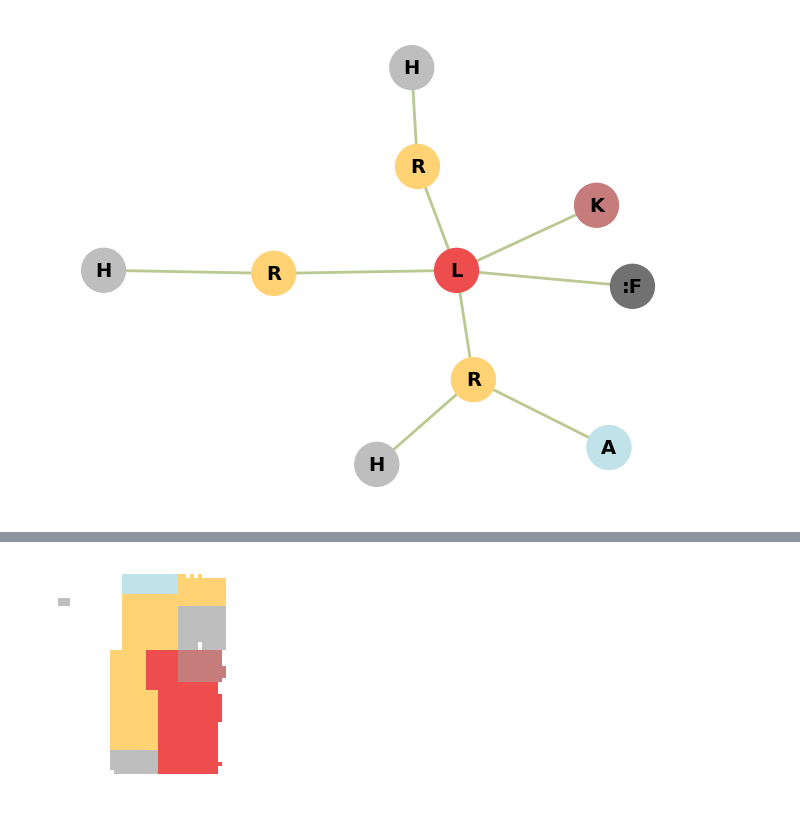
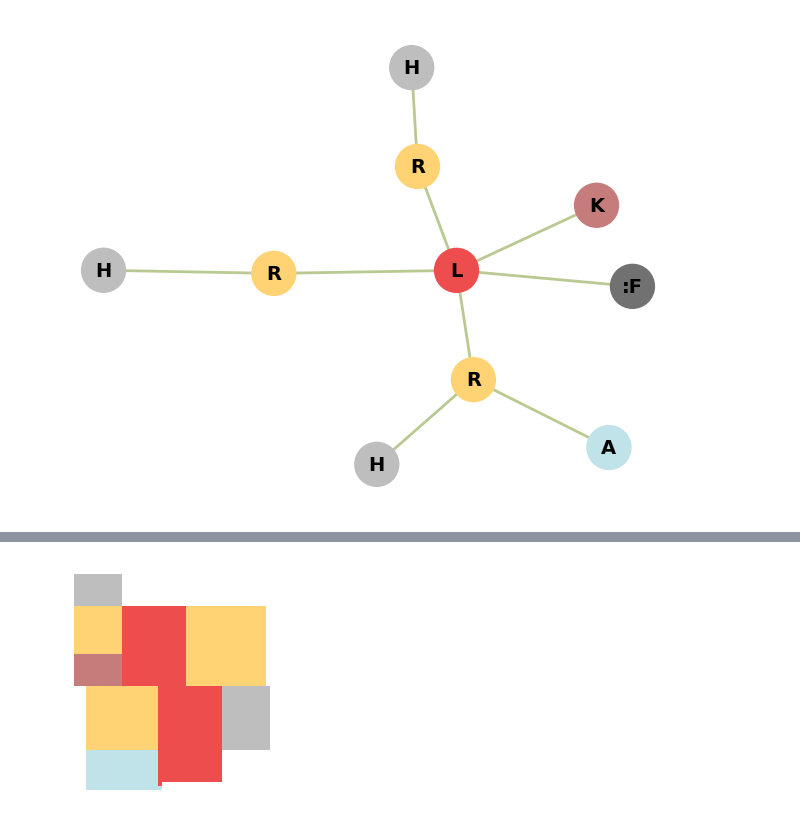
Before and after one commit to enix403/blueprint, a Jupyter notebook: _run_seg_gen.ipynb, the cells around one changed output, grey strips where cells are left out. Cells and saved outputs as stored; diff of their text form; code cells hidden in the pictures.

```diff
--- a/_run_seg_gen.ipynb
+++ b/_run_seg_gen.ipynb
@@ -23,6 +23,6 @@ L.draw()
 # %%
 %%time
 
-masks = run_model(L, num_iters=25)
+masks = run_model(L, num_iters=30)
 draw_plan(masks, L.node_types)
 # %% [output]
@@ -31,2 +31,2 @@ Wall time: 9.28 s
-[figure, old version]
+[figure, new version]
 # %%
```
Also changed, not shown: parts of 2 cells of this notebook, 2 other files.
